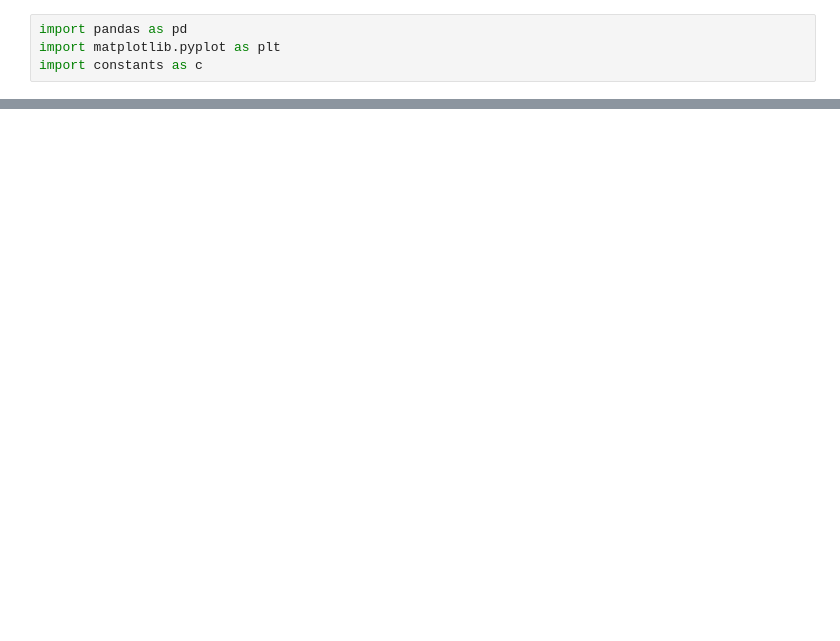
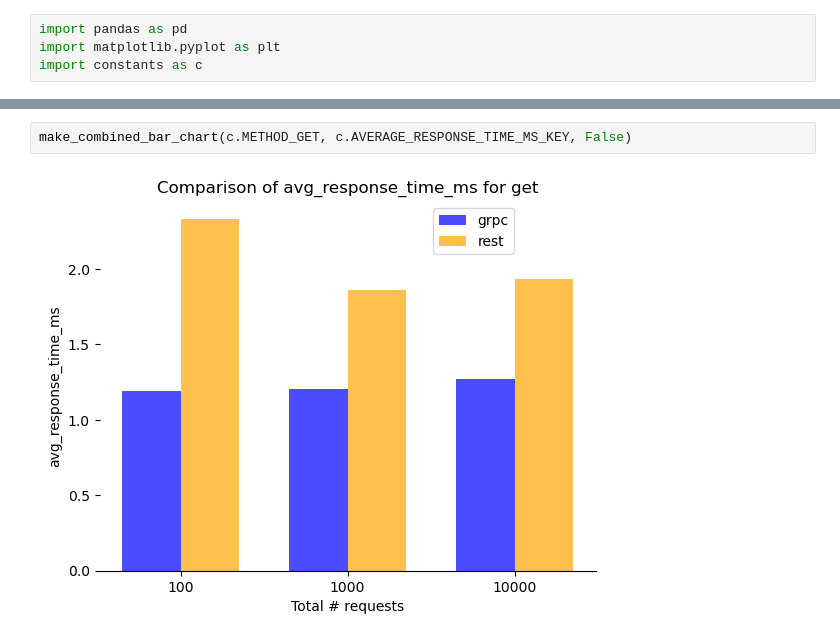
Before and after one commit to xXPinkmagicXx/prototype, a Jupyter notebook: visualize.ipynb, the cells around one changed output, grey strips where cells are left out. Cells and saved outputs as stored; diff of their text form; blank space fills up the shorter version.

```diff
--- a/visualize.ipynb
+++ b/visualize.ipynb
@@ -120,0 +107,4 @@ Text(0.5, 1.0, 'rest - get')
+# %%
+make_combined_bar_chart(c.METHOD_GET, c.AVERAGE_RESPONSE_TIME_MS_KEY, False)
+# %% [output]
+[figure, added]
```
Also changed, not shown: parts of 11 cells of this notebook, 4 other files.
